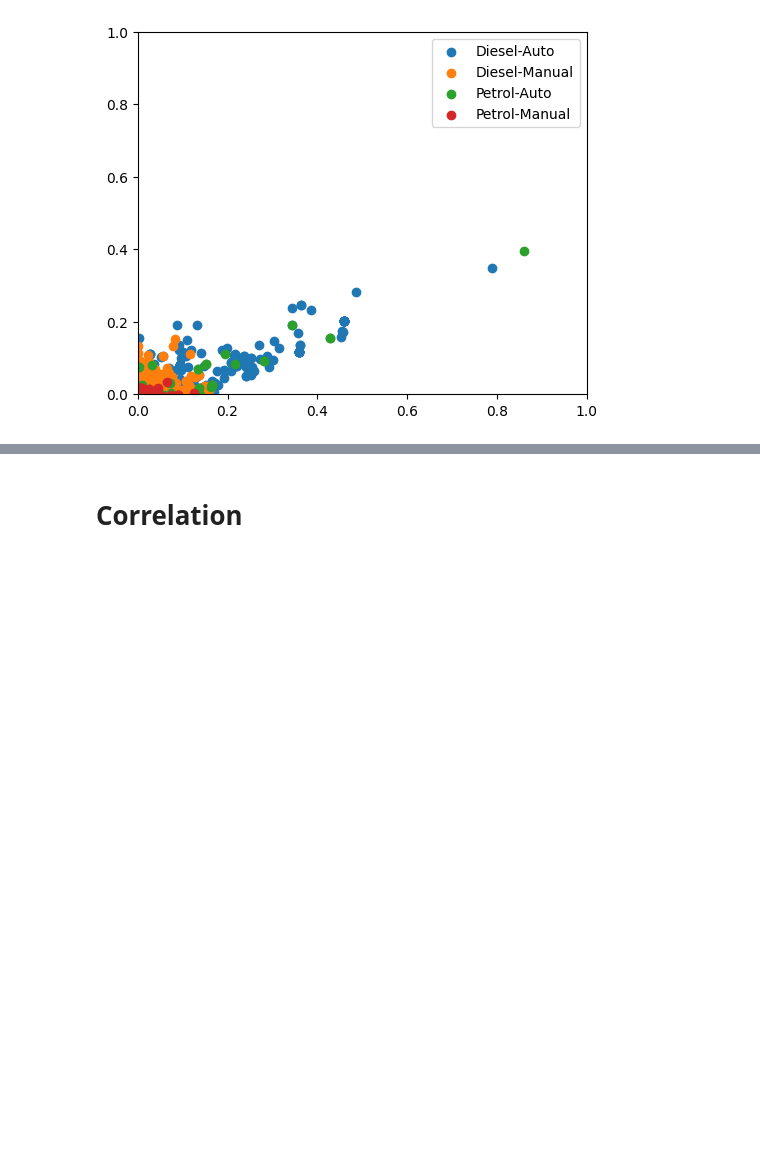
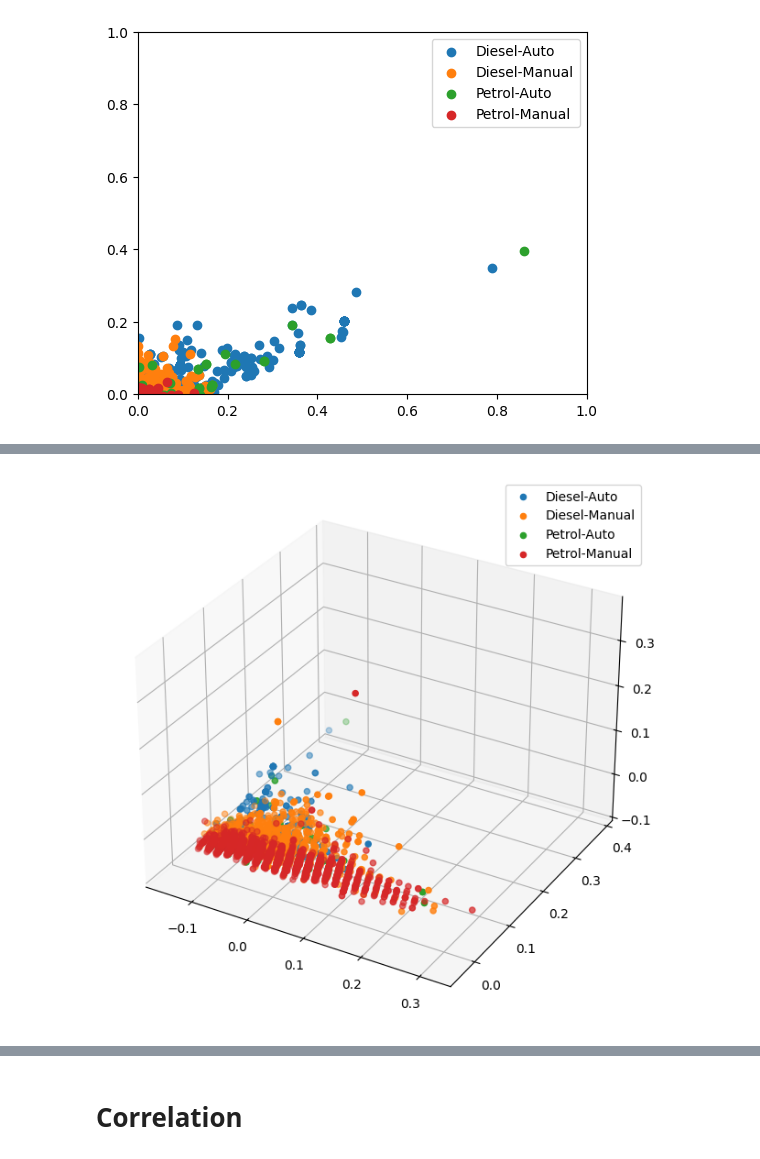
Before and after one commit to sameervk/OpenDataScienceSandbox, a Jupyter notebook: QuantileRegression/QuantileRegression_nb1.ipynb, the cells around one changed output, grey strips where cells are left out. Drawn from its saved outputs; the diff is of its cells as text; code cells hidden in the pictures; blank space fills up the shorter version.

```diff
--- a/QuantileRegression/QuantileRegression_nb1.ipynb
+++ b/QuantileRegression/QuantileRegression_nb1.ipynb
@@ -555,0 +638,19 @@ plt.show()
+# %%
+X_transformed_k = transformer_k.transform(df_updated[["selling_price", "km_driven", "years_old"]])
+# %%
+fig = plt.figure(figsize=(6,6), constrained_layout=True)
+ax = fig.add_subplot(projection='3d')
+
+ax.scatter(X_transformed_k[id_diesel_auto, 0], X_transformed_k[id_diesel_auto, 1], X_transformed_k[id_diesel_auto, 2], label="Diesel-Auto")
+ax.scatter(X_transformed_k[id_diesel_manual, 0], X_transformed_k[id_diesel_manual, 1], X_transformed_k[id_diesel_manual, 2], label="Diesel-Manual")
+ax.scatter(X_transformed_k[id_petrol_auto, 0], X_transformed_k[id_petrol_auto, 1], X_transformed_k[id_petrol_auto, 2], label="Petrol-Auto")
+ax.scatter(X_transformed_k[id_petrol_manual, 0], X_transformed_k[id_petrol_manual, 1], X_transformed_k[id_petrol_manual, 2], label="Petrol-Manual")
+
+ax.legend(loc='best')
+
+# ax.set_xlim([-1,1])
+# ax.set_ylim([-1,1])
+# ax.set_zlim([-1,1])
+plt.show()
+# %% [output]
+[figure, added]
```
Also changed, not shown: parts of 31 cells of this notebook, 1 other file.
